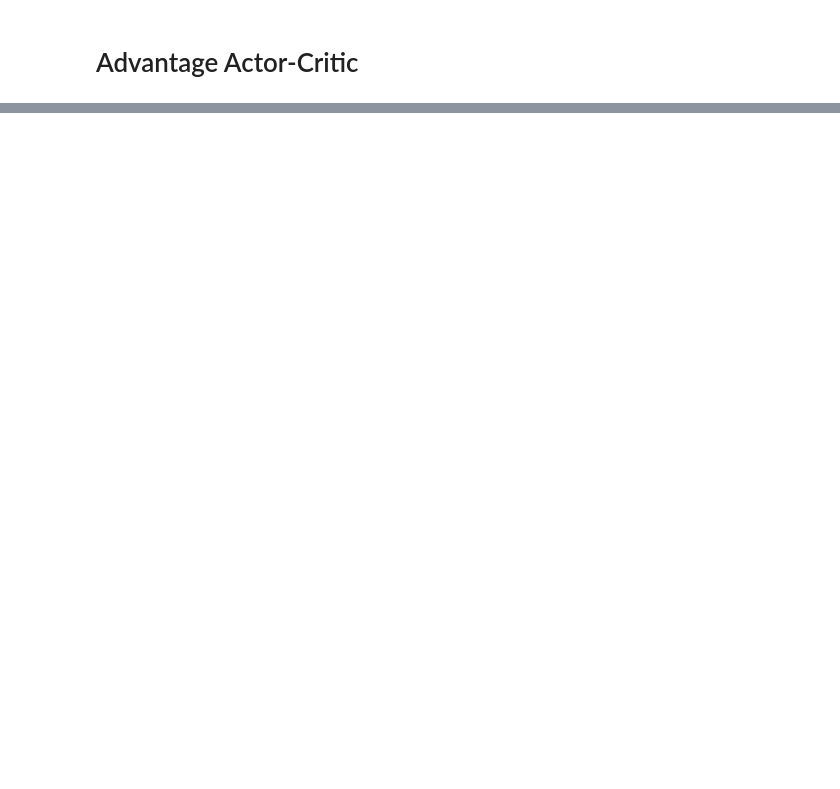
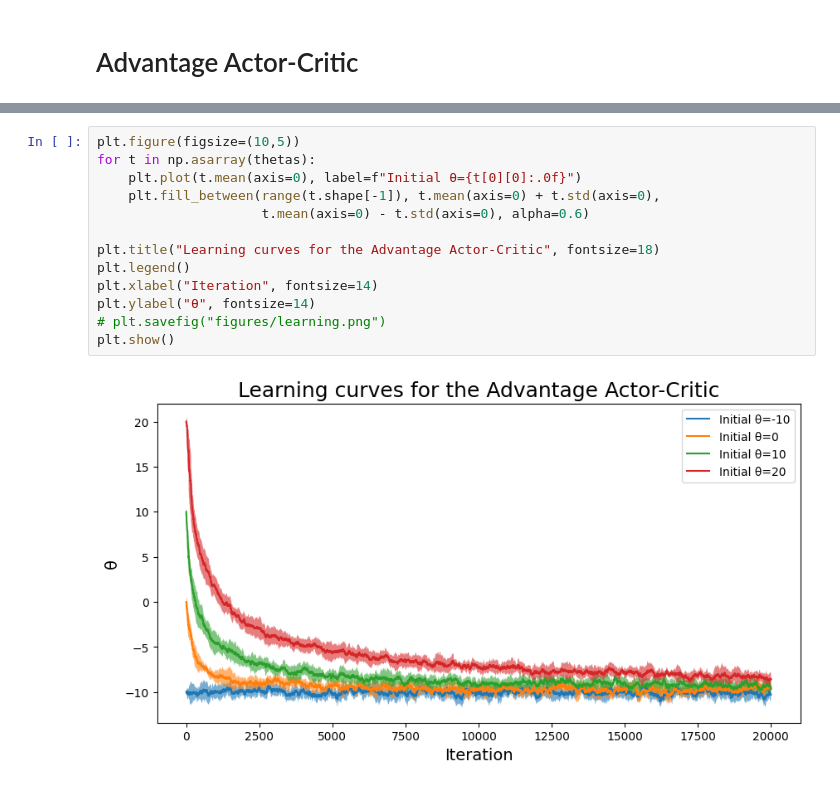
Before and after one commit to ChackMociute/Multi-Agent-Systems, a Jupyter notebook: hw6/PolicyGradient.ipynb, the cells around one changed output, grey strips where cells are left out. Drawn from its saved outputs; the diff is of its cells as text; blank space fills up the shorter version.

```diff
--- a/hw6/PolicyGradient.ipynb
+++ b/hw6/PolicyGradient.ipynb
@@ -231,0 +273,15 @@ plt.show()
+# %%
+plt.figure(figsize=(10,5))
+for t in np.asarray(thetas):
+    plt.plot(t.mean(axis=0), label=f"Initial θ={t[0][0]:.0f}")
+    plt.fill_between(range(t.shape[-1]), t.mean(axis=0) + t.std(axis=0),
+                     t.mean(axis=0) - t.std(axis=0), alpha=0.6)
+
+plt.title("Learning curves for the Advantage Actor-Critic", fontsize=18)
+plt.legend()
+plt.xlabel("Iteration", fontsize=14)
+plt.ylabel("θ", fontsize=14)
+# plt.savefig("figures/learning.png")
+plt.show()
+# %% [output]
+[figure, added]
```
Also changed, not shown: parts of 12 cells of this notebook, 12 other files.
